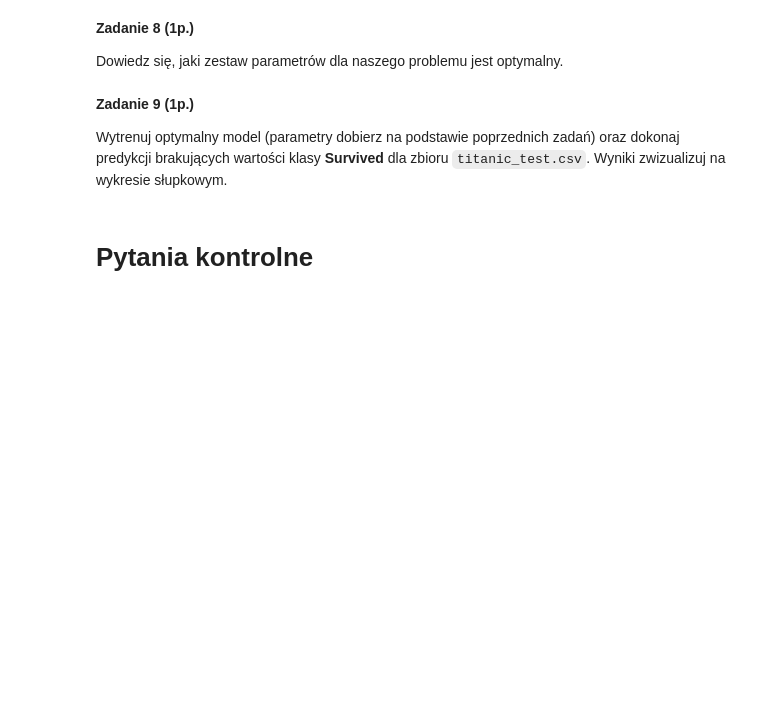
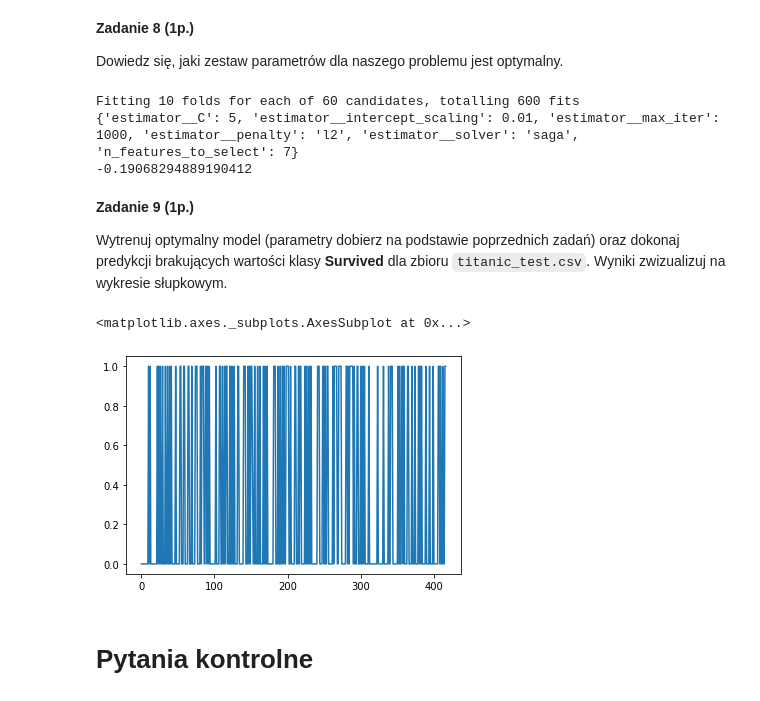
Before and after one commit to Paulina100/sztuczna-inteligencja, a Jupyter notebook: lab1/lab_1_introduction.ipynb, the cells around one changed output. Drawn from its saved outputs; the diff is of its cells as text; code cells hidden in the pictures; blank space fills up the shorter version.

```diff
--- a/lab1/lab_1_introduction.ipynb
+++ b/lab1/lab_1_introduction.ipynb
@@ -622,10 +798,24 @@ hyper_params = {
     "estimator__max_iter": [1000],
     "n_features_to_select": [7]
     }
-model_cv = # your_code_here
 
+model_cv = GridSearchCV(
+    estimator=model_rfe,
+    param_grid=hyper_params,
+    scoring="neg_mean_squared_error",
+    cv=folds,
+    verbose=1,
+    return_train_score=True,
+)
+
+
+model_cv.fit(X_train, y_train)
 print(model_cv.best_params_)
 print(model_cv.best_score_)
+# %% [output]
+Fitting 10 folds for each of 60 candidates, totalling 600 fits
+{'estimator__C': 5, 'estimator__intercept_scaling': 0.01, 'estimator__max_iter': 1000, 'estimator__penalty': 'l2', 'estimator__solver': 'saga', 'n_features_to_select': 7}
+-0.19068294889190412
 # %% [markdown]
 **Zadanie 9 (1p.)**
 
@@ -635,3 +823,31 @@ Wytrenuj optymalny model (parametry dobierz na podstawie poprzednich zadań) ora
+# %%
+from scipy.sparse.linalg.eigen import test
+y_train = train_data["Survived"]
+X_train = train_data.drop(columns="Survived")
+X_test = test_data
+
+
+
+model = LogisticRegression(
+    C=5,
+    intercept_scaling=0.01,
+    max_iter=1000,
+    penalty='l2',
+    solver='saga'
+
+)
+
+
+model_rfe = RFE(model, n_features_to_select=7)
+model_rfe.fit(X_train, y_train)
+
+predict = model_rfe.predict(X_test)
+
+test_data["Survived"] = pd.Series(predict)
+test_data["Survived"].plot()
+# %% [output]
+<matplotlib.axes._subplots.AxesSubplot at 0x...>
+[figure, added]
 # %% [markdown]
 # Pytania kontrolne
 # %% [markdown]
```
Also changed, not shown: parts of 22 cells of this notebook.
